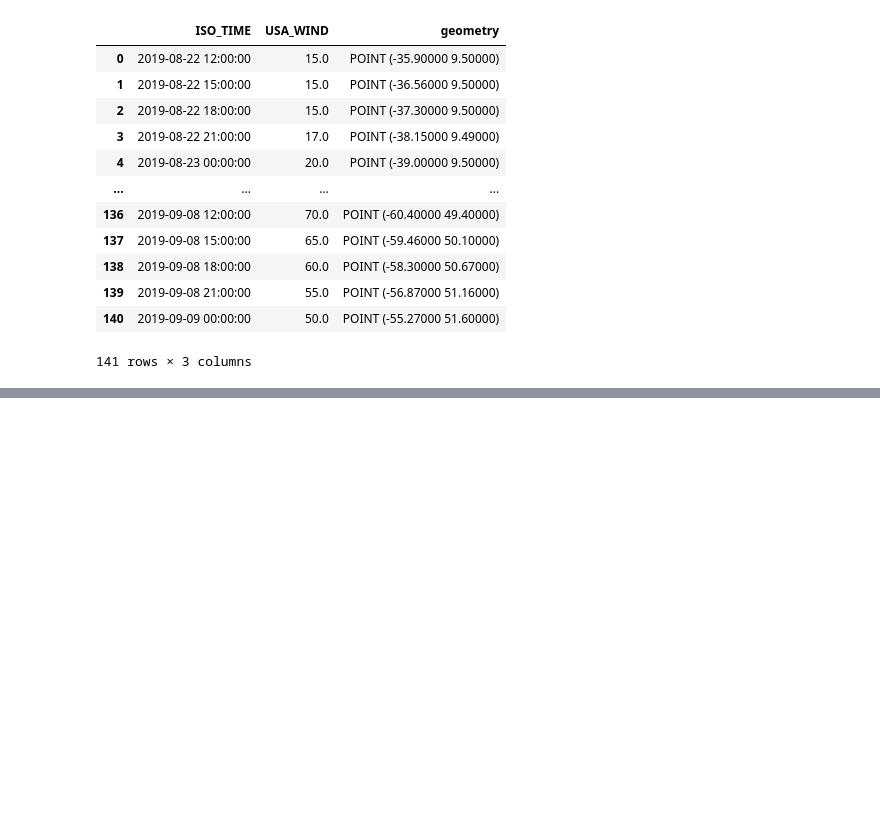
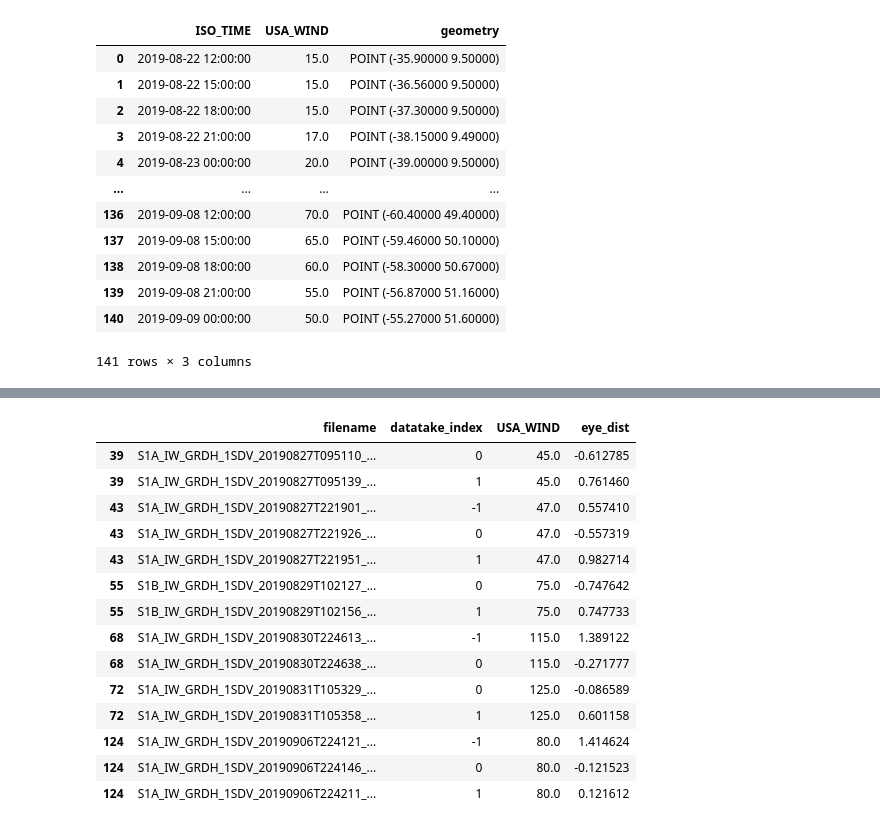
Before and after one commit to oarcher/sentinelrequest, a Jupyter notebook: README.ipynb, the cells around one changed output, grey strips where cells are left out. Drawn from its saved outputs; the diff is of its cells as text; code cells hidden in the pictures; blank space fills up the shorter version.

```diff
--- a/README.ipynb
+++ b/README.ipynb
@@ -268,0 +270,23 @@ safes[['filename','datatake_index']].merge(gdf_track,left_index=True,right_index
+# %%
+# here, we merge the result with the source request, to associate wind speed to each safe.
+merged=safes[['filename','datatake_index','footprint']].merge(gdf_track[['USA_WIND','geometry']],left_index=True,right_index=True)
+merged['eye_dist'] = merged.set_geometry('geometry').distance(merged.set_geometry('footprint').exterior)
+# negative dist if safe contains eye
+merged['eye_dist']=merged['eye_dist']*(((~merged.set_geometry('footprint').contains(merged.set_geometry('geometry'))+1)*2)-3)
+merged[['filename','datatake_index','USA_WIND','eye_dist']]
+# %% [output]
+|  | filename | datatake_index | USA_WIND | eye_dist |
+| 39 | S1A_IW_GRDH_1SDV_20190827T095110_... | 0 | 45.0 | -0.612785 |
+| 39 | S1A_IW_GRDH_1SDV_20190827T095139_... | 1 | 45.0 | 0.761460 |
+| 43 | S1A_IW_GRDH_1SDV_20190827T221901_... | -1 | 47.0 | 0.557410 |
+| 43 | S1A_IW_GRDH_1SDV_20190827T221926_... | 0 | 47.0 | -0.557319 |
+| 43 | S1A_IW_GRDH_1SDV_20190827T221951_... | 1 | 47.0 | 0.982714 |
+| 55 | S1B_IW_GRDH_1SDV_20190829T102127_... | 0 | 75.0 | -0.747642 |
+| 55 | S1B_IW_GRDH_1SDV_20190829T102156_... | 1 | 75.0 | 0.747733 |
+| 68 | S1A_IW_GRDH_1SDV_20190830T224613_... | -1 | 115.0 | 1.389122 |
+| 68 | S1A_IW_GRDH_1SDV_20190830T224638_... | 0 | 115.0 | -0.271777 |
+| 72 | S1A_IW_GRDH_1SDV_20190831T105329_... | 0 | 125.0 | -0.086589 |
+| 72 | S1A_IW_GRDH_1SDV_20190831T105358_... | 1 | 125.0 | 0.601158 |
+| 124 | S1A_IW_GRDH_1SDV_20190906T224121_... | -1 | 80.0 | 1.414624 |
+| 124 | S1A_IW_GRDH_1SDV_20190906T224146_... | 0 | 80.0 | -0.121523 |
+| 124 | S1A_IW_GRDH_1SDV_20190906T224211_... | 1 | 80.0 | 0.121612 |
```
Also changed, not shown: parts of 13 cells of this notebook, 2 other files.
